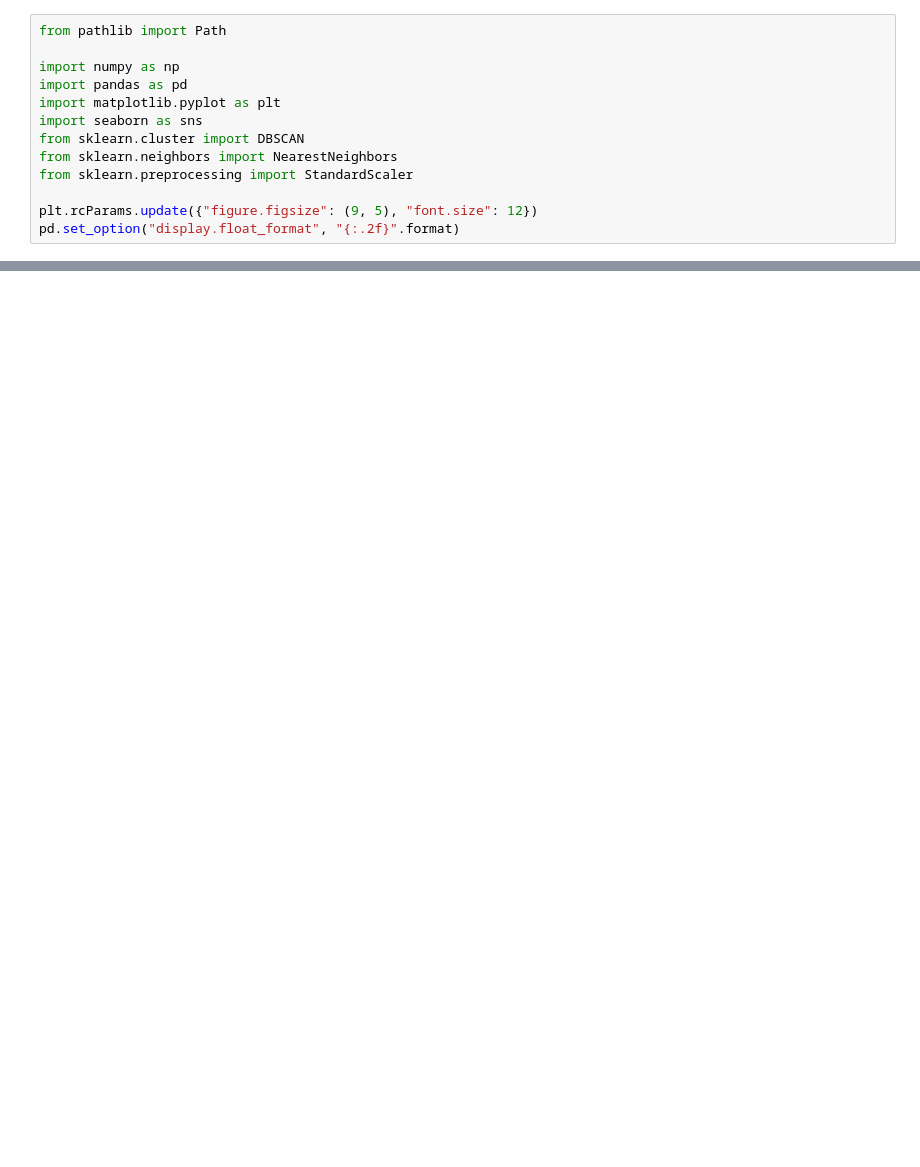
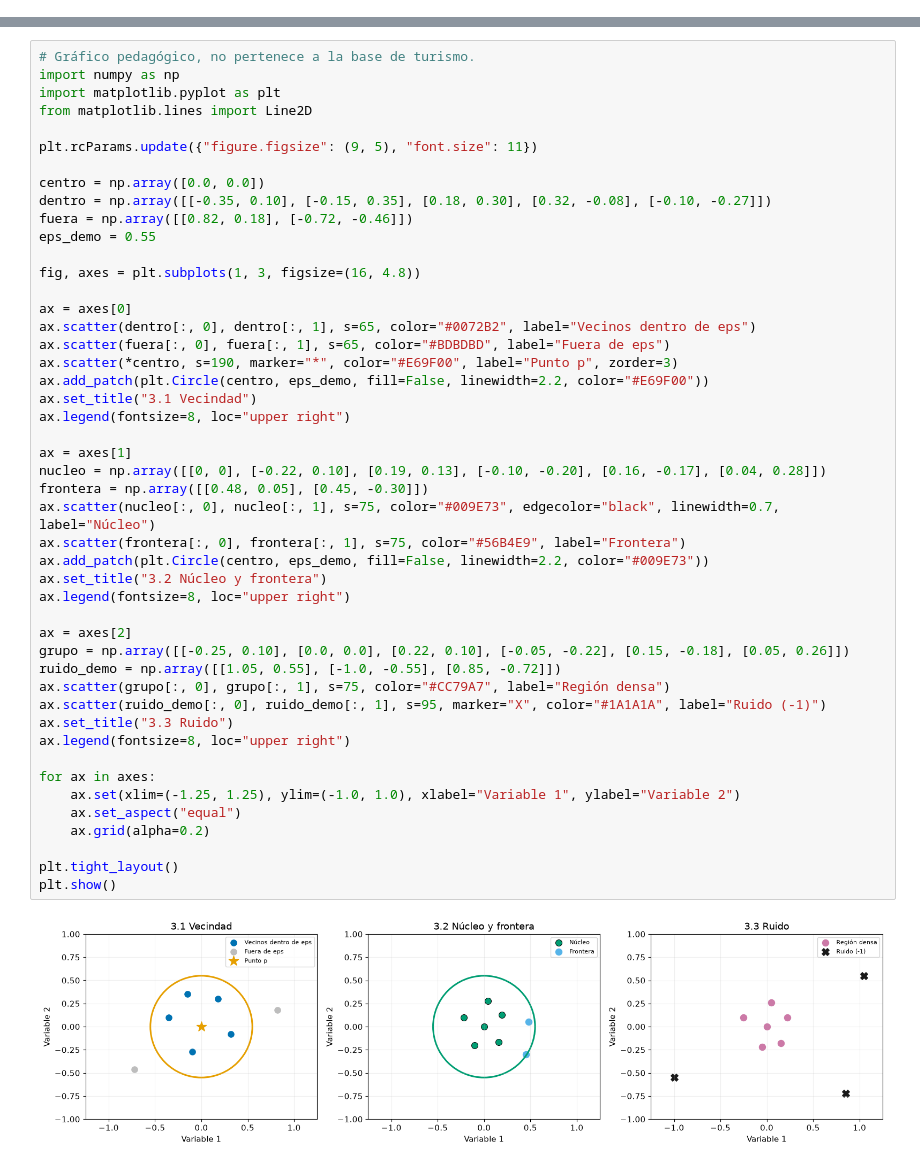
Before and after one commit to MarshallGomez1103/DB-Scan, a Jupyter notebook: 02_dbscan_turismo.ipynb, the cells around one changed output, grey strips where cells are left out. Saved outputs shown, nothing was run; the diff lists cells and outputs as text; blank space fills up the shorter version.

Commit message:
Mejorar notebook de DBSCAN para turismo

```diff
--- a/02_dbscan_turismo.ipynb
+++ b/02_dbscan_turismo.ipynb
@@ -22,13 +0,0 @@ Un cluster empieza en un núcleo y se expande conectando núcleos vecinos, los p
-# %%
-from pathlib import Path
-
-import numpy as np
-import pandas as pd
-import matplotlib.pyplot as plt
-import seaborn as sns
-from sklearn.cluster import DBSCAN
-from sklearn.neighbors import NearestNeighbors
-from sklearn.preprocessing import StandardScaler
-
-plt.rcParams.update({"figure.figsize": (9, 5), "font.size": 12})
-pd.set_option("display.float_format", "{:.2f}".format)
@@ -385,0 +52,49 @@ A diferencia de K-Means, DBSCAN no exige definir `K` ni calcula centroides. Sus
+# %%
+# Gráfico pedagógico, no pertenece a la base de turismo.
+import numpy as np
+import matplotlib.pyplot as plt
+from matplotlib.lines import Line2D
+
+plt.rcParams.update({"figure.figsize": (9, 5), "font.size": 11})
+
+centro = np.array([0.0, 0.0])
+dentro = np.array([[-0.35, 0.10], [-0.15, 0.35], [0.18, 0.30], [0.32, -0.08], [-0.10, -0.27]])
+fuera = np.array([[0.82, 0.18], [-0.72, -0.46]])
+eps_demo = 0.55
+
+fig, axes = plt.subplots(1, 3, figsize=(16, 4.8))
+
+ax = axes[0]
+ax.scatter(dentro[:, 0], dentro[:, 1], s=65, color="#0072B2", label="Vecinos dentro de eps")
+ax.scatter(fuera[:, 0], fuera[:, 1], s=65, color="#BDBDBD", label="Fuera de eps")
+ax.scatter(*centro, s=190, marker="*", color="#E69F00", label="Punto p", zorder=3)
+ax.add_patch(plt.Circle(centro, eps_demo, fill=False, linewidth=2.2, color="#E69F00"))
+ax.set_title("3.1 Vecindad")
+ax.legend(fontsize=8, loc="upper right")
+
+ax = axes[1]
+nucleo = np.array([[0, 0], [-0.22, 0.10], [0.19, 0.13], [-0.10, -0.20], [0.16, -0.17], [0.04, 0.28]])
+frontera = np.array([[0.48, 0.05], [0.45, -0.30]])
+ax.scatter(nucleo[:, 0], nucleo[:, 1], s=75, color="#009E73", edgecolor="black", linewidth=0.7, label="Núcleo")
+ax.scatter(frontera[:, 0], frontera[:, 1], s=75, color="#56B4E9", label="Frontera")
+ax.add_patch(plt.Circle(centro, eps_demo, fill=False, linewidth=2.2, color="#009E73"))
+ax.set_title("3.2 Núcleo y frontera")
+ax.legend(fontsize=8, loc="upper right")
+
+ax = axes[2]
+grupo = np.array([[-0.25, 0.10], [0.0, 0.0], [0.22, 0.10], [-0.05, -0.22], [0.15, -0.18], [0.05, 0.26]])
+ruido_demo = np.array([[1.05, 0.55], [-1.0, -0.55], [0.85, -0.72]])
+ax.scatter(grupo[:, 0], grupo[:, 1], s=75, color="#CC79A7", label="Región densa")
+ax.scatter(ruido_demo[:, 0], ruido_demo[:, 1], s=95, marker="X", color="#1A1A1A", label="Ruido (-1)")
+ax.set_title("3.3 Ruido")
+ax.legend(fontsize=8, loc="upper right")
+
+for ax in axes:
+    ax.set(xlim=(-1.25, 1.25), ylim=(-1.0, 1.0), xlabel="Variable 1", ylabel="Variable 2")
+    ax.set_aspect("equal")
+    ax.grid(alpha=0.2)
+
+plt.tight_layout()
+plt.show()
+# %% [output]
+[figure, added]
```
Also changed, not shown: parts of 77 cells of this notebook, 1 other file.
